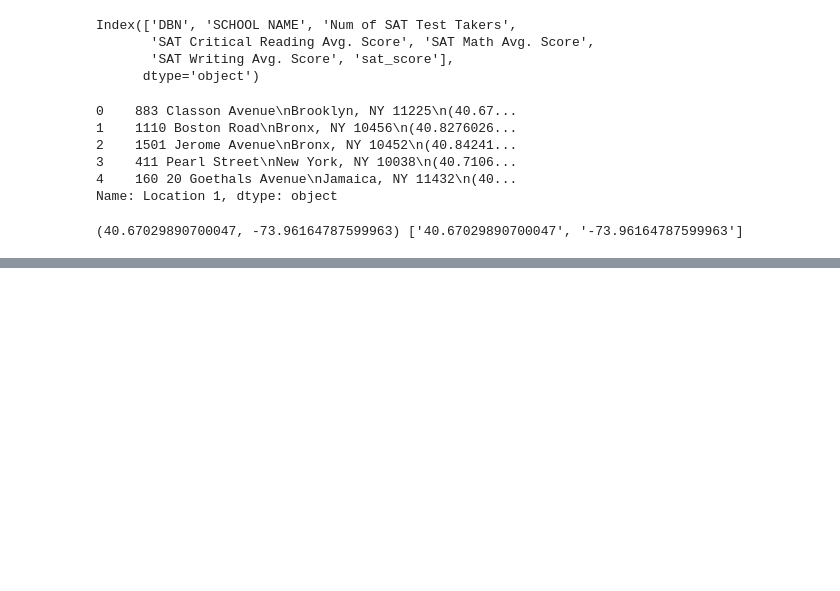
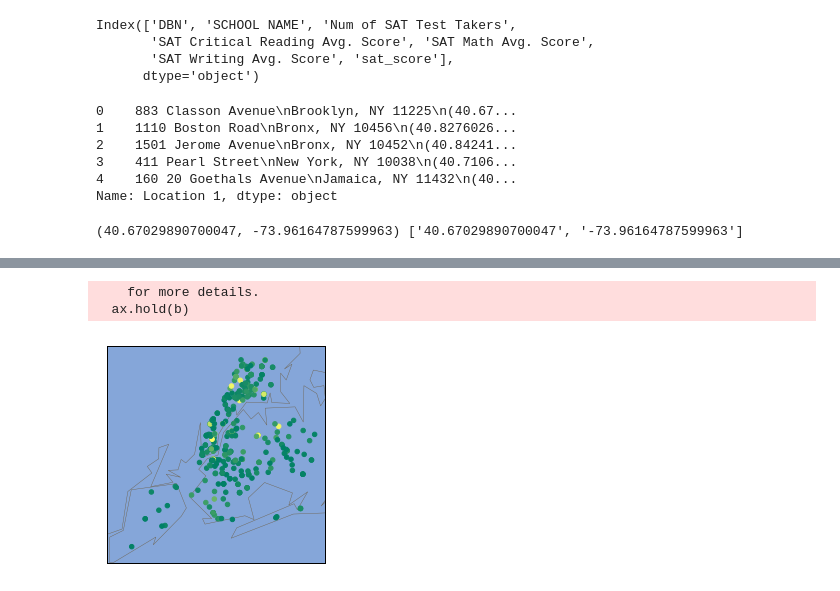
Before and after one commit to natekotila/DataQuestProjects, a Jupyter notebook: NYEducation/NY_Schools.ipynb, the cells around one changed output, grey strips where cells are left out. Drawn from its saved outputs; the diff is of its cells as text; code cells hidden in the pictures; blank space fills up the shorter version.

```diff
--- a/NYEducation/NY_Schools.ipynb
+++ b/NYEducation/NY_Schools.ipynb
@@ -126,0 +301,24 @@ data['hs_directory']['lon'] = pd.to_numeric(data['hs_directory']['lon'], errors
+# %%
+from mpl_toolkits.basemap import Basemap
+m = Basemap(
+    projection = 'merc',
+    llcrnrlat = 40.496044,
+    urcrnrlat = 40.915256,
+    llcrnrlon = -74.255735,
+    urcrnrlon = -73.700272,
+    resolution = 'i'
+)
+
+m.drawmapboundary(fill_color = '#85A6D9')
+m.drawcoastlines(color='#6D5F47', linewidth=.4)
+m.drawrivers(color='#6D5F47', linewidth=.4)
+
+longitudes = combined['lon'].tolist()
+latitudes = combined['lat'].tolist()
+
+m.scatter(longitudes, latitudes, s = 20, zorder = 2, latlon = True, c = combined['ell_percent'], cmap = 'summer')
+plt.show()
+# %% [output]
+    for more details.
+  ax.hold(b)
+[figure, added]
```
Also changed, not shown: parts of 26 cells of this notebook, 5 other files.
